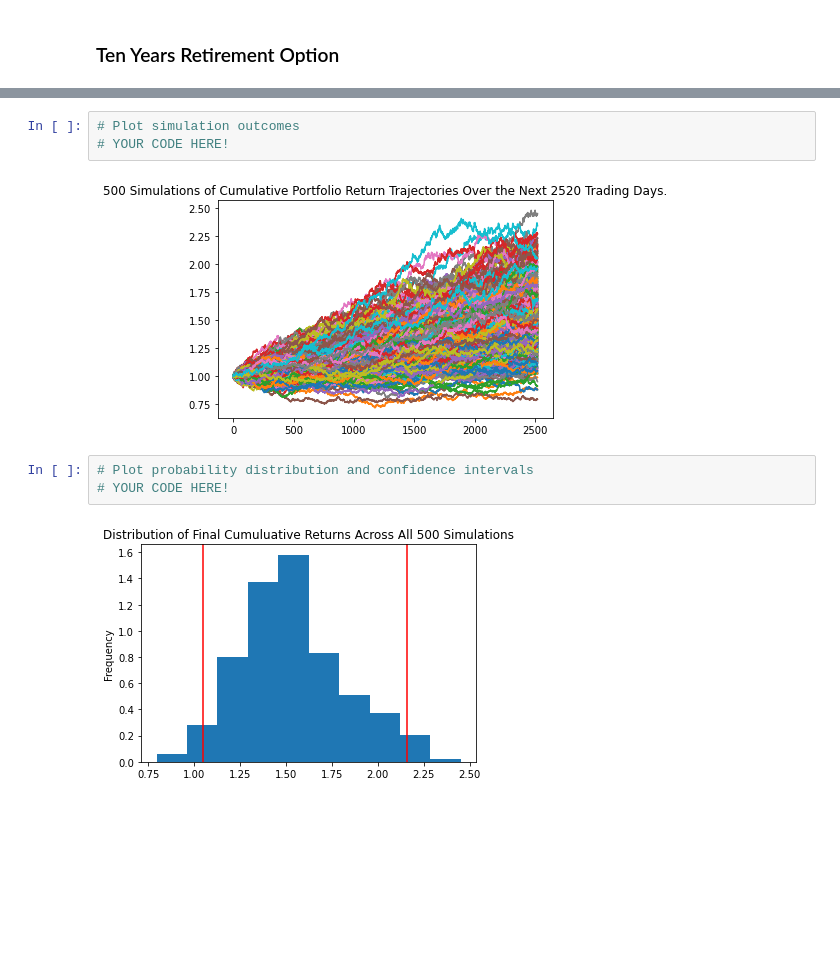
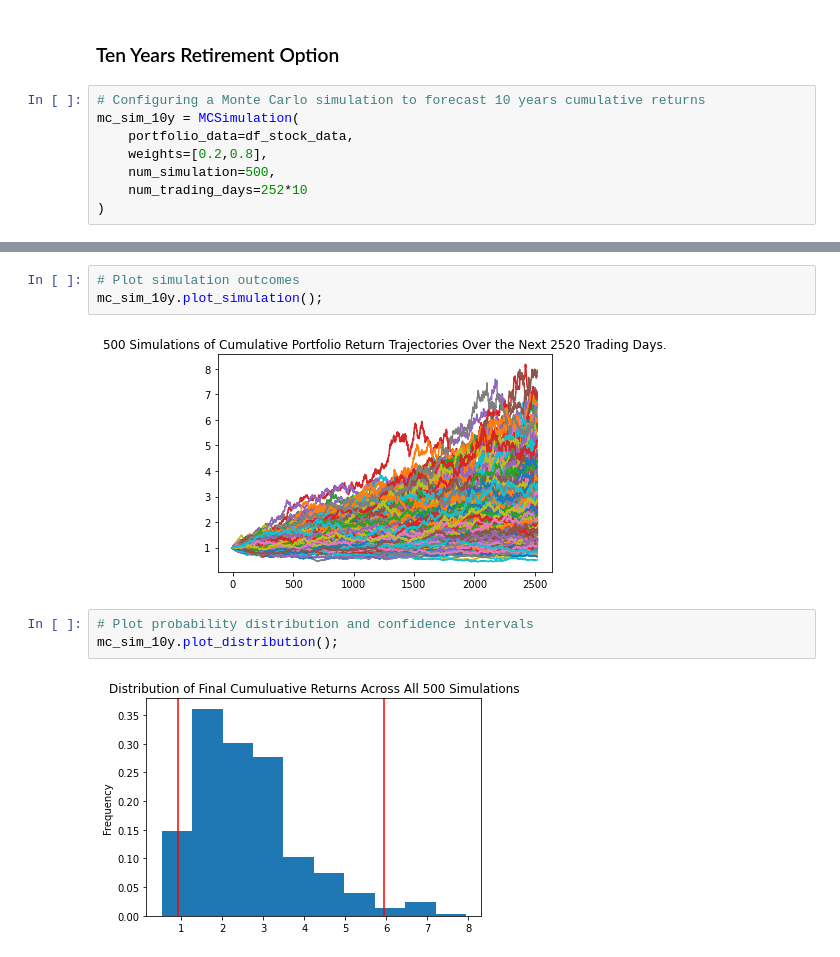
Before and after one commit to al-gladkow/Financial-Planning, a Jupyter notebook: challenge-files/financial-planner.ipynb, the cells around one changed output, grey strips where cells are left out. Cells and saved outputs as stored; diff of their text form; blank space fills up the shorter version.

Commit message:
Completed optional section
also added lines to suppress warnings during cumulative return simulation

```diff
--- a/challenge-files/financial-planner.ipynb
+++ b/challenge-files/financial-planner.ipynb
@@ -419,3 +425,11 @@ There is a 95% chance that an initial investment of $60000 in the portfolio over
 # %% [markdown]
 ### Ten Years Retirement Option
+# %%
+# Configuring a Monte Carlo simulation to forecast 10 years cumulative returns
+mc_sim_10y = MCSimulation(
+    portfolio_data=df_stock_data,
+    weights=[0.2,0.8],
+    num_simulation=500,
+    num_trading_days=252*10
+)
 # %%
@@ -458,12 +469,12 @@ Running Monte Carlo simulation number 490.
 # %%
 # Plot simulation outcomes
-# YOUR CODE HERE!
+mc_sim_10y.plot_simulation();
 # %% [output]
-[figure, old version]
+[figure, new version]
 # %%
 # Plot probability distribution and confidence intervals
-# YOUR CODE HERE!
+mc_sim_10y.plot_distribution();
 # %% [output]
-[figure, old version]
+[figure, new version]
 # %%
 # Fetch summary statistics from the Monte Carlo simulation results
```
Also changed, not shown: parts of 22 cells of this notebook.
